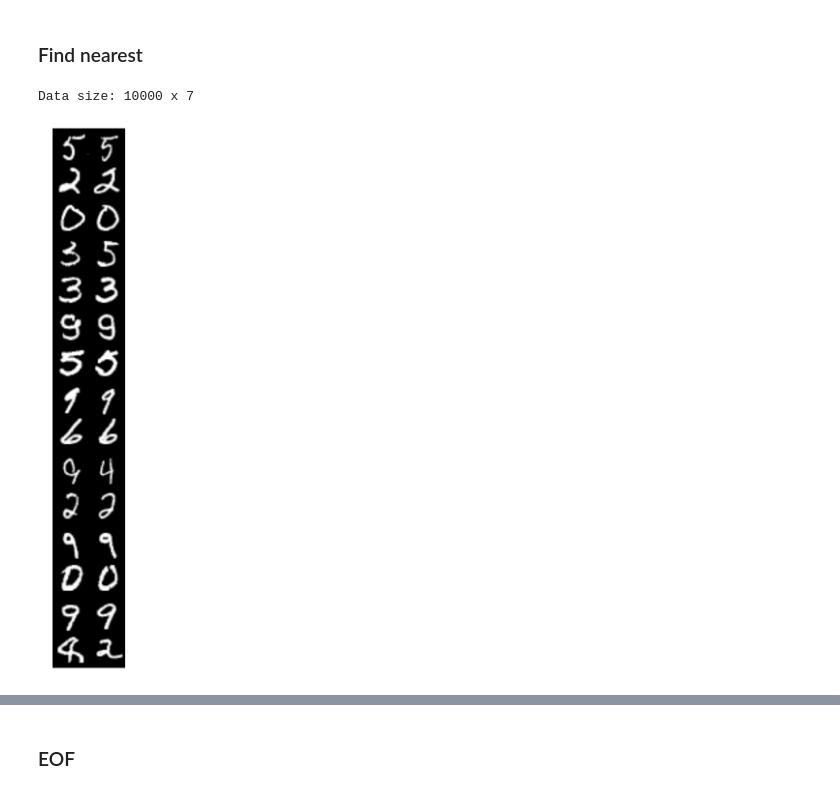
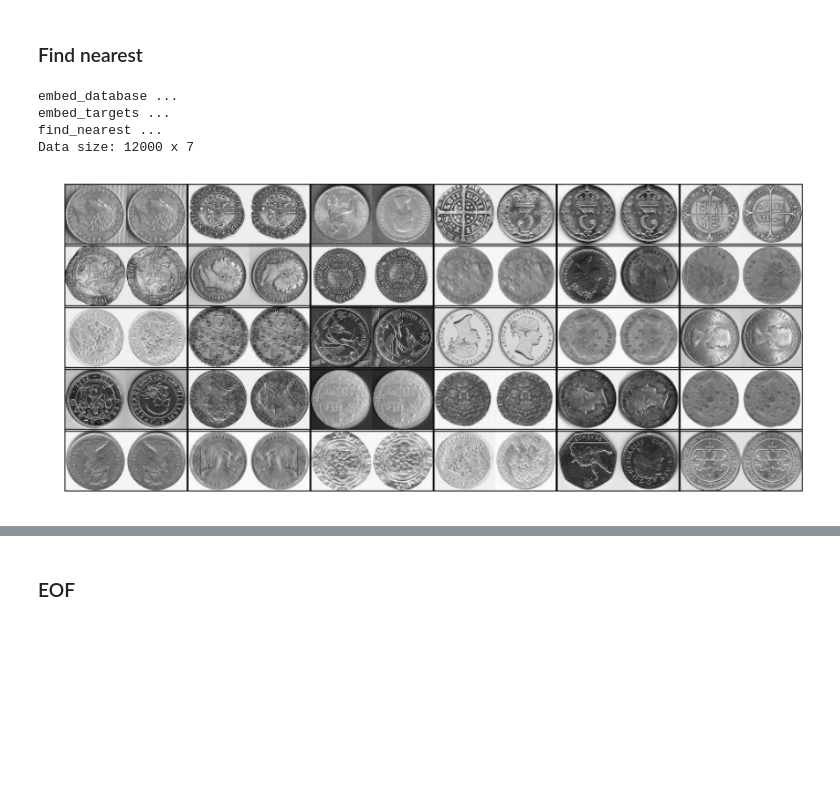
Before and after one commit to RomanKoshelev/deepcoins, a Jupyter notebook: embed_search.ipynb, the cells around one changed output, grey strips where cells are left out. Drawn from its saved outputs; the diff is of its cells as text; code cells hidden in the pictures; blank space fills up the shorter version.

Commit message:
trained on 12k coins

```diff
--- a/embed_search.ipynb
+++ b/embed_search.ipynb
@@ -132,6 +140,7 @@ def ConvNet(inputs, out_dim):
 # %%
 learning_rate = 1e-4
 embed_dims    = 7
+batch_size    = data_size // joint_probs.shape[0]
 
 tf.reset_default_graph()
 em_graph = tf.Graph()
@@ -140,7 +149,6 @@ with em_graph.as_default():
         with tf.device('/gpu:0'):
             images_pl  = tf.placeholder(dtype=tf.float32, shape=[None,]+image_shape)
             probs_pl   = tf.placeholder(dtype=tf.float32, shape=joint_probs.shape[-2:])
-            # probs_var  = tf.Variable(probs_pl, trainable=False)
             embed_op   = ConvNet(images_pl, embed_dims)
             embed_loss = tsne_loss(probs_pl, batch_size, embed_dims, embed_op)
             train_op   = tf.train.AdamOptimizer(learning_rate).minimize(embed_loss)
@@ -153,12 +161,8 @@ joint_probs.shape: [5, 240, 240]
 # %%
 %%time
 
-train_steps = 2000
-log_every   = 10
-
 try:
     sess.close()
-    print("Session closed")
 except:
     pass
 
@@ -179,16 +183,16 @@ def get_next_batch(i, bs):
     i = (i + bs) % (len(train_images))
     return i, imgs, lbls
 
-def do_train(sess, tr_op, loss_op, inputs_pl, batch_sise, step_num):
+def do_train(step_num, log_every=10):
     try:
         costs = []
         i = 0
         for step in range(step_num):
-            pi = i//batch_sise
-            i, images, _ = get_next_batch(i, batch_sise)
-            _, cost = sess.run([tr_op, loss_op], feed_dict={
-                inputs_pl: images,
-                probs_pl: joint_probs[pi]
+            pi = i//batch_size
+            i, images, _ = get_next_batch(i, batch_size)
+            _, cost = sess.run([train_op, embed_loss], feed_dict={
+                images_pl: images,
+                probs_pl : joint_probs[pi]
             })
             costs.append(cost)
             if step % log_every == log_every-1:
@@ -197,5 +201,5 @@ def do_train(sess, tr_op, loss_op, inputs_pl, batch_sise, step_num):
         pass
     plot_costs(costs, step, step_num)
 
-do_train(sess, train_op, embed_loss, images_pl, batch_size, train_steps)
+do_train(2000, 10)
 # %% [output]
@@ -205,45 +211,60 @@ do_train(sess, train_op, embed_loss, images_pl, batch_size, train_steps)
 # %%
 %%time
 
 def embed_database(imgs):
+    print("embed_database ...")
+    imgs = np.reshape(imgs, [-1,]+image_shape)
+    embeds = np.zeros(shape=[data_size, embed_dims])
+    bs = batch_size
+    for i in range(data_size//batch_size):
+        batch = imgs[i*bs:(i+1)*bs,:]
+        embeds[i*bs:(i+1)*bs,:] = sess.run(embed_op, feed_dict = {images_pl : batch})
+    return imgs, embeds
+
+def embed_targets(ds, num):
+    print("embed_targets ...")
+    idx = list(range(len(ds)))
+    np.random.shuffle(idx)
+    imgs = ds[idx][:num]
+
     imgs = np.reshape(imgs, [-1,]+image_shape)
     embeds = sess.run(embed_op, feed_dict = {images_pl : imgs})
     return imgs, embeds
 
-def embed_targets(ds, num):
-    idx = list(range(len(ds)))
-    np.random.shuffle(idx)
-    imgs = ds[idx]
-    imgs = np.reshape(imgs, [-1,]+image_shape)
-    embeds = sess.run(embed_op, feed_dict = {images_pl : imgs})
-    return imgs[:num], embeds[:num]
-
 def find_nearest(targets, candidates):
+    print("find_nearest ...")
     tree = spatial.KDTree(candidates)
     results = tree.query(targets)
     return results[1], results[0]
 
 def test_find_nearest_images(database, targets, num):
+    dat_img, dat_emb = embed_database(database)
     trg_img, trg_emb = embed_targets(targets, num)
-    dat_img, dat_emb = embed_database(database)
 
     nearests, distances = find_nearest(trg_emb, dat_emb)
     res_img = dat_img[nearests]
 
     print("Data size:", data_size, "x", embed_dims)
 
-    img_1 = trg_img.reshape([num*image_shape[0],image_shape[1]])
-    img_2 = res_img.reshape([num*image_shape[0],image_shape[1]])
-    sheet = np.concatenate([img_1, img_2], axis=1)
-    plt.figure(figsize = (60,20))
-    plt.axis("off")
-    plt.imshow(sheet, cmap='gray');
-    plt.show()
+    h = image_shape[0]
+    w = image_shape[1]
+    img1 = trg_img.reshape([num*h,w])
+    img2 = res_img.reshape([num*h,w])
+    img1[:,0]   = 0
+    img2[:,w-1] = 0
+    sheet = np.concatenate([img1, img2], axis=1)
+    sheet[np.arange(0,h*num,h)-1,:] = 0
+    sheet[np.arange(0,h*num,h)+1,:] = 0
+    cols = 6
+    show_images(images=sheet, image_shape=[h, 2*w], cols=cols, rows=num//cols)
 
 test_find_nearest_images(
     database  = test_images,
     targets   = train_images,
-    num=15)
+    num=32)
 # %% [output]
-Data size: 10000 x 7
+embed_database ...
+embed_targets ...
+find_nearest ...
+Data size: 12000 x 7
-[figure, old version]
+[figure, new version]
```
Also changed, not shown: parts of 8 cells of this notebook, 1 other file.
